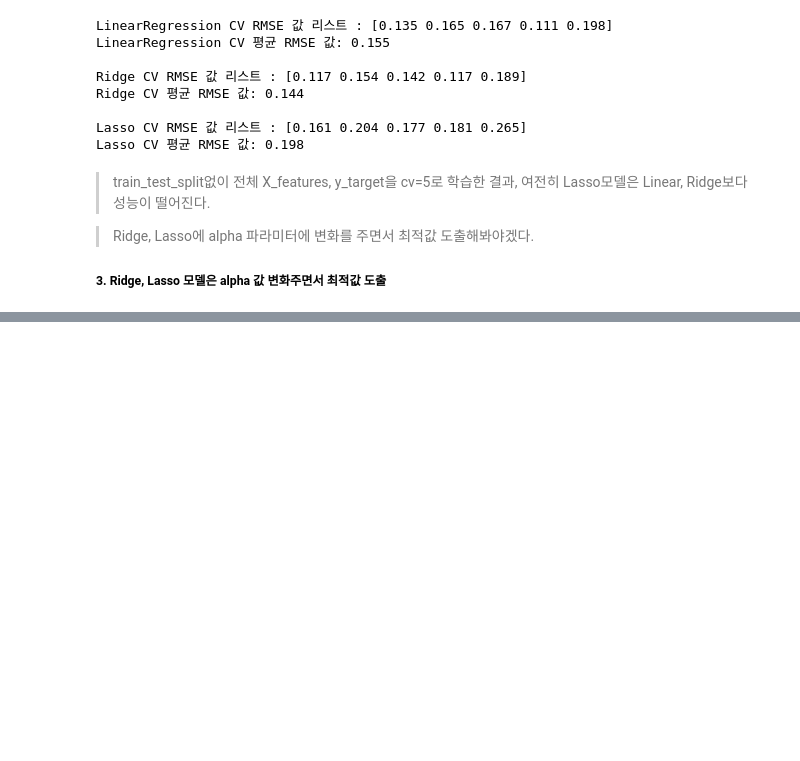
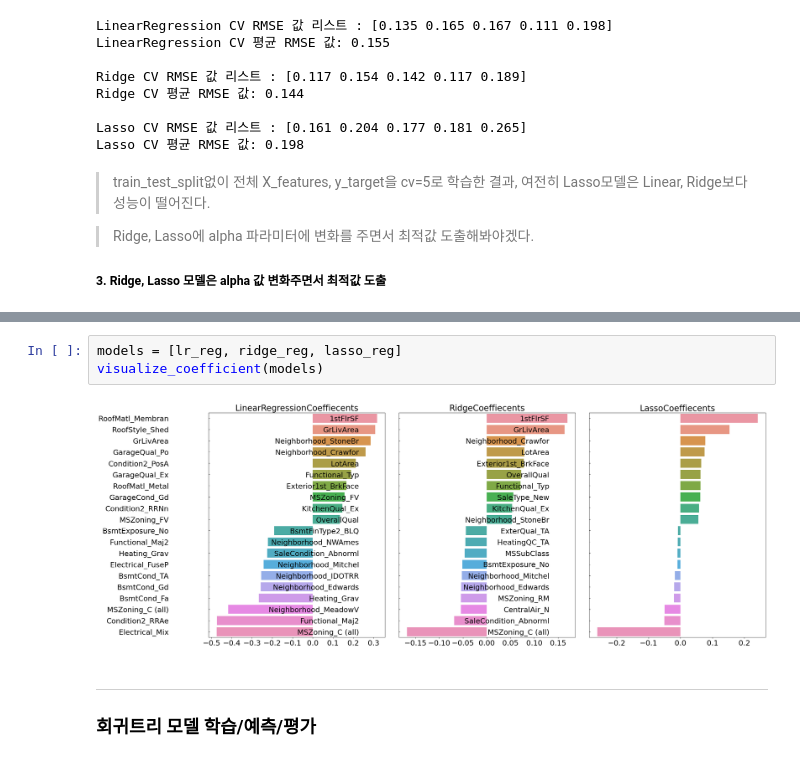
Before and after one commit to Jeeunun/Algorithms, a Jupyter notebook: 1.ML/1.Supervised_Learning/2.Estimation/1.Linear_Regression/Regression-House_prices_dataset.ipynb, the cells around one changed output, grey strips where cells are left out. Saved outputs shown, nothing was run; the diff lists cells and outputs as text; blank space fills up the shorter version.

```diff
--- a/1.ML/1.Supervised_Learning/2.Estimation/1.Linear_Regression/Regression-House_prices_dataset.ipynb
+++ b/1.ML/1.Supervised_Learning/2.Estimation/1.Linear_Regression/Regression-House_prices_dataset.ipynb
@@ -271,0 +468,8 @@ from sklearn.model_selection import GridSearchCV
+# %%
+models = [lr_reg, ridge_reg, lasso_reg]
+visualize_coefficient(models)
+# %% [output]
+[figure, added]
+# %% [markdown]
+*************
+### 회귀트리 모델 학습/예측/평가
```
Also changed, not shown: parts of 28 cells of this notebook.
